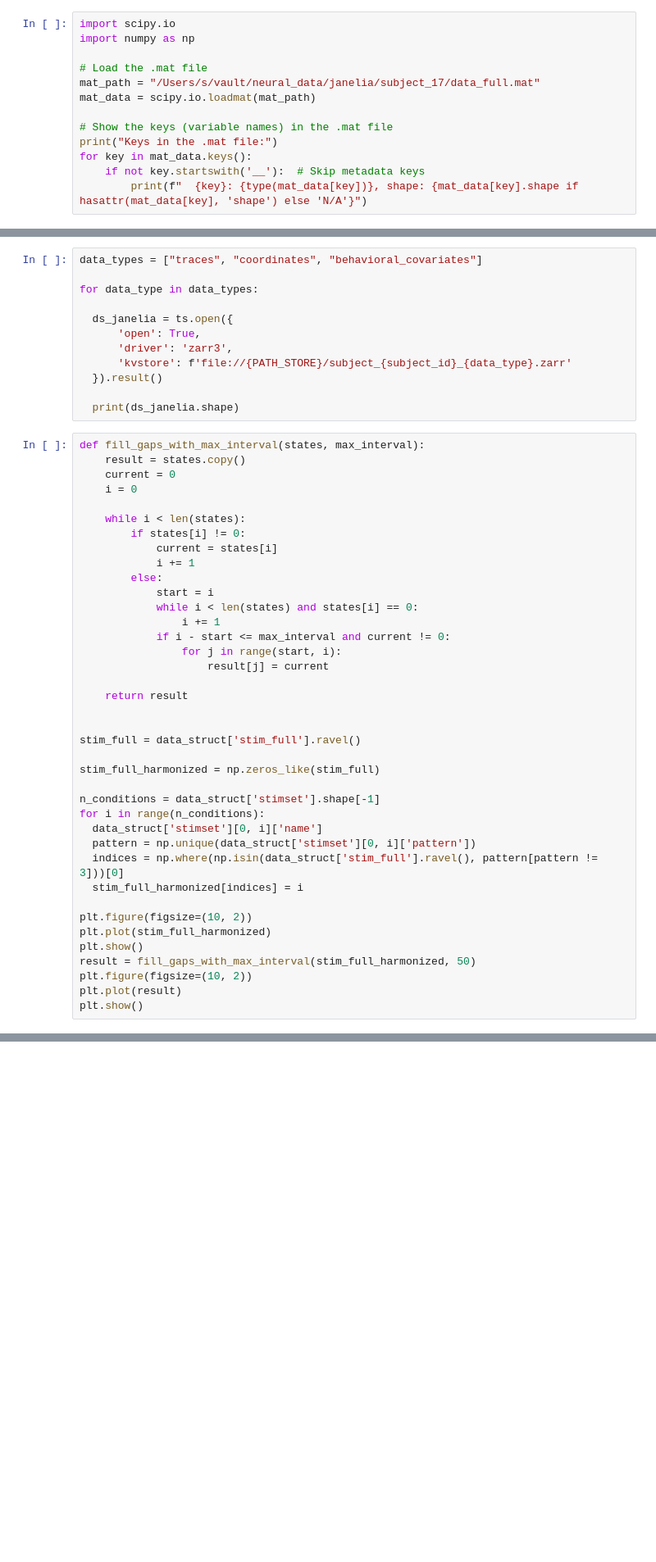
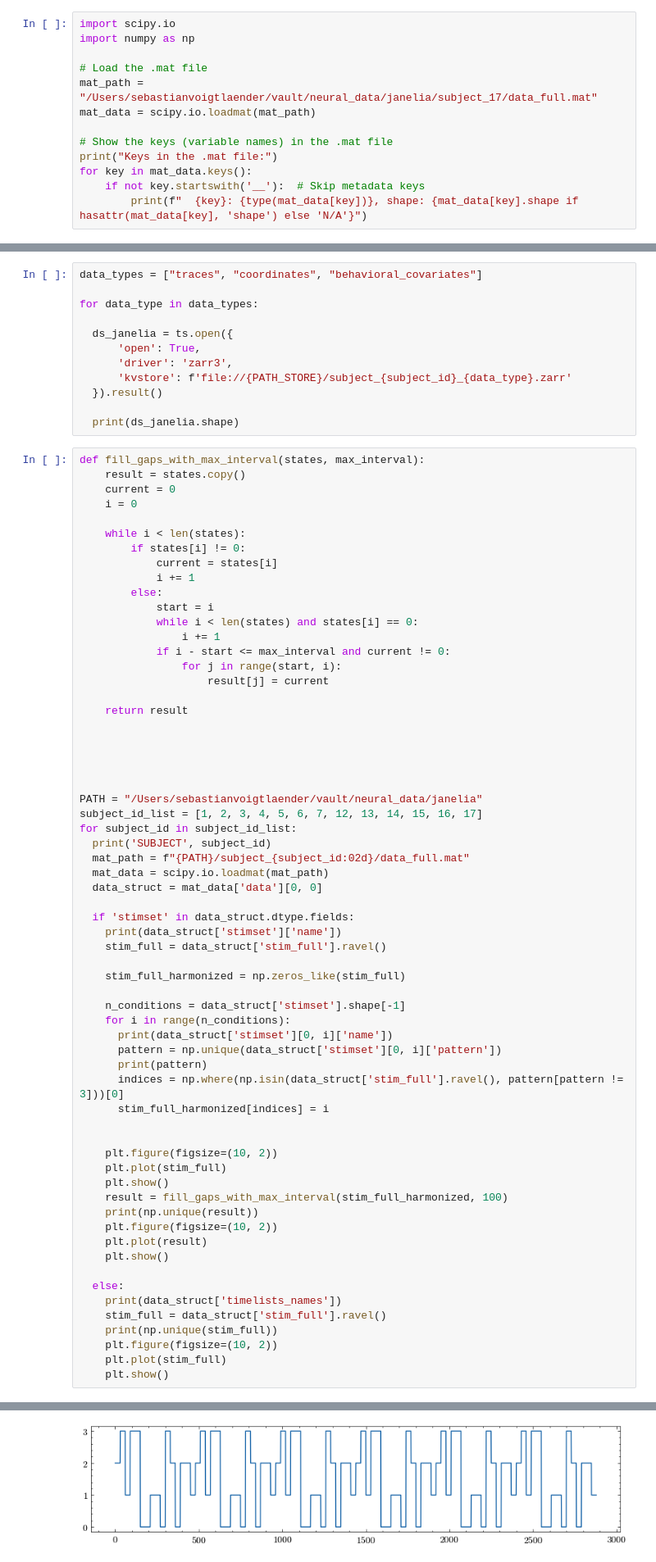
Before and after one commit to sebvoigtlaender/zapbench, a Jupyter notebook: nbs/3.0-harmonise-dataset.ipynb, the cells around one changed output, grey strips where cells are left out. Shown: that part at 82% size. Saved outputs shown, nothing was run; the diff lists cells and outputs as text; blank space fills up the shorter version.

```diff
--- a/nbs/3.0-harmonise-dataset.ipynb
+++ b/nbs/3.0-harmonise-dataset.ipynb
@@ -56,7 +56,7 @@ import scipy.io
 import numpy as np
 
 # Load the .mat file
-mat_path = "/Users/s/vault/neural_data/janelia/subject_17/data_full.mat"
+mat_path = "/Users/sebastianvoigtlaender/vault/neural_data/janelia/subject_17/data_full.mat"
 mat_data = scipy.io.loadmat(mat_path)
 
 # Show the keys (variable names) in the .mat file
@@ -175,21 +209,46 @@ def fill_gaps_with_max_interval(states, max_interval):
     return result
 
 
-stim_full = data_struct['stim_full'].ravel()
 
-stim_full_harmonized = np.zeros_like(stim_full)
 
-n_conditions = data_struct['stimset'].shape[-1]
-for i in range(n_conditions):
-  data_struct['stimset'][0, i]['name']
-  pattern = np.unique(data_struct['stimset'][0, i]['pattern'])
-  indices = np.where(np.isin(data_struct['stim_full'].ravel(), pattern[pattern != 3]))[0]
-  stim_full_harmonized[indices] = i
 
-plt.figure(figsize=(10, 2))
-plt.plot(stim_full_harmonized)
-plt.show()
-result = fill_gaps_with_max_interval(stim_full_harmonized, 50)
-plt.figure(figsize=(10, 2))
-plt.plot(result)
-plt.show()
+PATH = "/Users/sebastianvoigtlaender/vault/neural_data/janelia"
+subject_id_list = [1, 2, 3, 4, 5, 6, 7, 12, 13, 14, 15, 16, 17]
+for subject_id in subject_id_list:
+  print('SUBJECT', subject_id)
+  mat_path = f"{PATH}/subject_{subject_id:02d}/data_full.mat"
+  mat_data = scipy.io.loadmat(mat_path)
+  data_struct = mat_data['data'][0, 0]
+
+  if 'stimset' in data_struct.dtype.fields:
+    print(data_struct['stimset']['name'])
+    stim_full = data_struct['stim_full'].ravel()
+
+    stim_full_harmonized = np.zeros_like(stim_full)
+
+    n_conditions = data_struct['stimset'].shape[-1]
+    for i in range(n_conditions):
+      print(data_struct['stimset'][0, i]['name'])
+      pattern = np.unique(data_struct['stimset'][0, i]['pattern'])
+      print(pattern)
+      indices = np.where(np.isin(data_struct['stim_full'].ravel(), pattern[pattern != 3]))[0]
+      stim_full_harmonized[indices] = i
+
+
+    plt.figure(figsize=(10, 2))
+    plt.plot(stim_full)
+    plt.show()
+    result = fill_gaps_with_max_interval(stim_full_harmonized, 100)
+    print(np.unique(result))
+    plt.figure(figsize=(10, 2))
+    plt.plot(result)
+    plt.show()
+
+  else:
+    print(data_struct['timelists_names'])
+    stim_full = data_struct['stim_full'].ravel()
+    print(np.unique(stim_full))
+    plt.figure(figsize=(10, 2))
+    plt.plot(stim_full)
+    plt.show()
+# %% [output]
@@ -195,0 +258 @@ plt.show()
+[figure, added]
```
Also changed, not shown: parts of 12 cells of this notebook, 2 other files.
